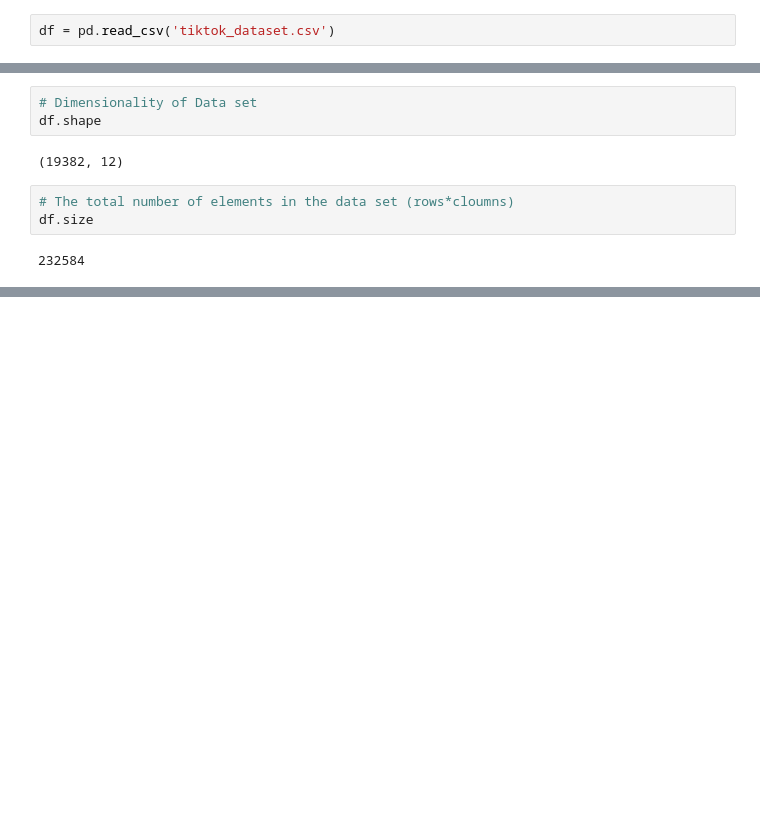
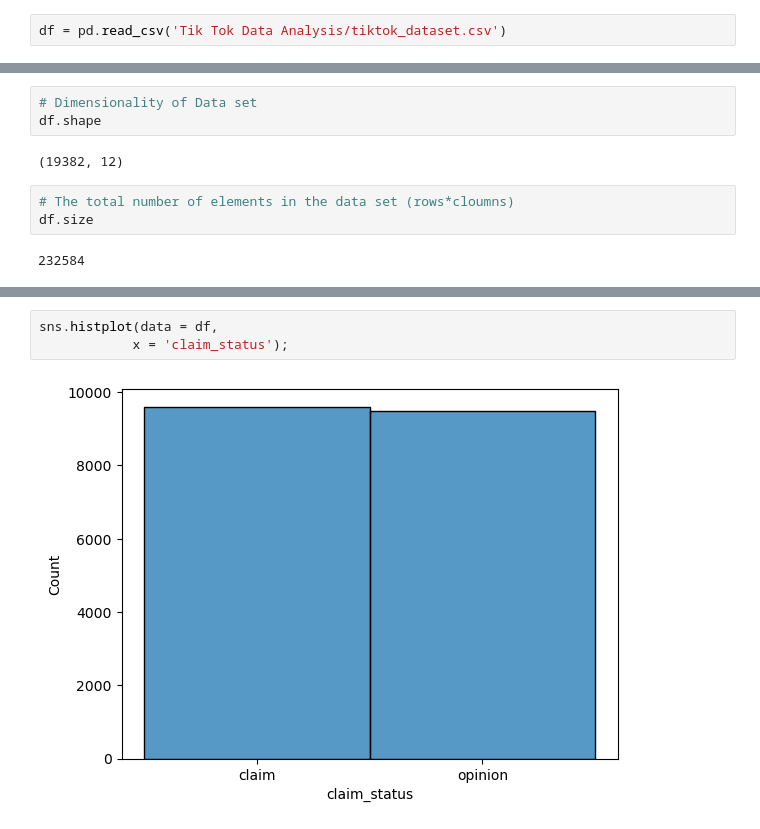
Before and after one commit to alishanstyles/Projects, a Jupyter notebook: Documents/coding-temple/Tik Tok Data Analysis/Untitled.ipynb, the cells around one changed output, grey strips where cells are left out. Saved outputs shown, nothing was run; the diff lists cells and outputs as text; blank space fills up the shorter version.

```diff
--- a/Documents/coding-temple/Tik Tok Data Analysis/Untitled.ipynb
+++ b/Documents/coding-temple/Tik Tok Data Analysis/Untitled.ipynb
@@ -3,5 +6,5 @@ import pandas as pd
 # %%
-df = pd.read_csv('tiktok_dataset.csv')
+df = pd.read_csv('Tik Tok Data Analysis/tiktok_dataset.csv')
 # %%
 # Taking a look at the data
 df.head()
@@ -24,0 +96,5 @@ df.size
+# %%
+sns.histplot(data = df,
+            x = 'claim_status');
+# %% [output]
+[figure, added]
```
Also changed, not shown: parts of 7 cells of this notebook.
